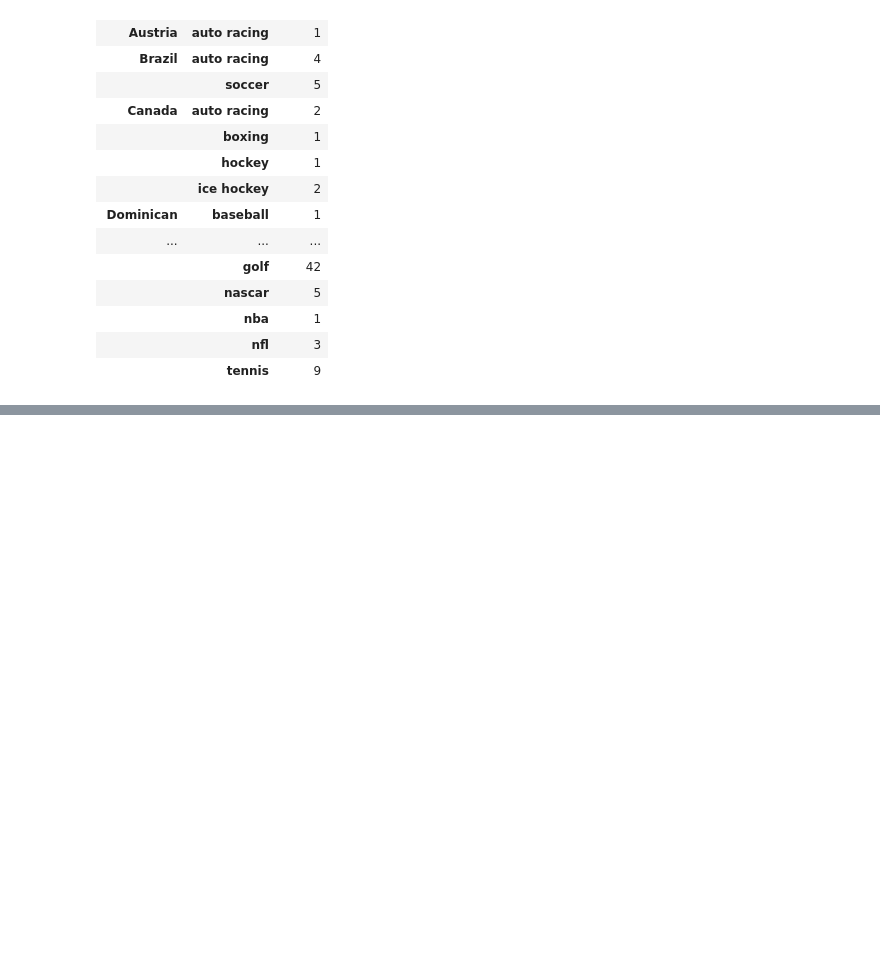
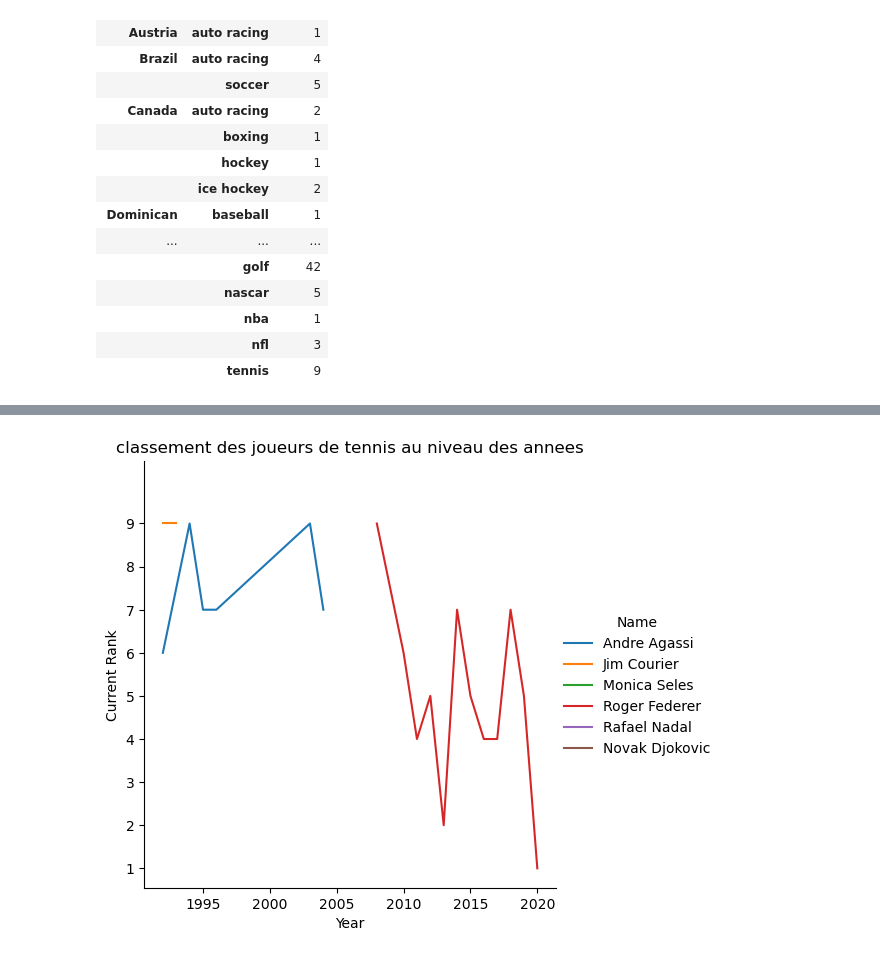
Before and after one commit to Orpheric/athletes_analysis, a Jupyter notebook: analyse_salaire_athlèt.ipynb, the cells around one changed output, grey strips where cells are left out. Cells and saved outputs as stored; diff of their text form; code cells hidden in the pictures; blank space fills up the shorter version.

Commit message:
Classement joueurs tennis

```diff
--- a/analyse_salaire_athlèt.ipynb
+++ b/analyse_salaire_athlèt.ipynb
@@ -277,0 +308,3 @@ AttributeError: 'DataFrame' object has no attribute 'unique'
+# %%
+tennis_players=salaires_athletes[salaires_athletes['Sport']=='tennis']
+tennis_players['Name'].value_counts()
@@ -277,0 +320,10 @@ AttributeError: 'DataFrame' object has no attribute 'unique'
+# %%
+sns.relplot(
+    data=tennis_players,
+    x='Year',
+    y='Current Rank',hue='Name',kind="line")
+plt.title('classement des joueurs de tennis au niveau des annees')
+plt.yticks(range(1,10,1))
+plt.show()
+# %% [output]
+[figure, added]
```
Also changed, not shown: parts of 9 cells of this notebook.
